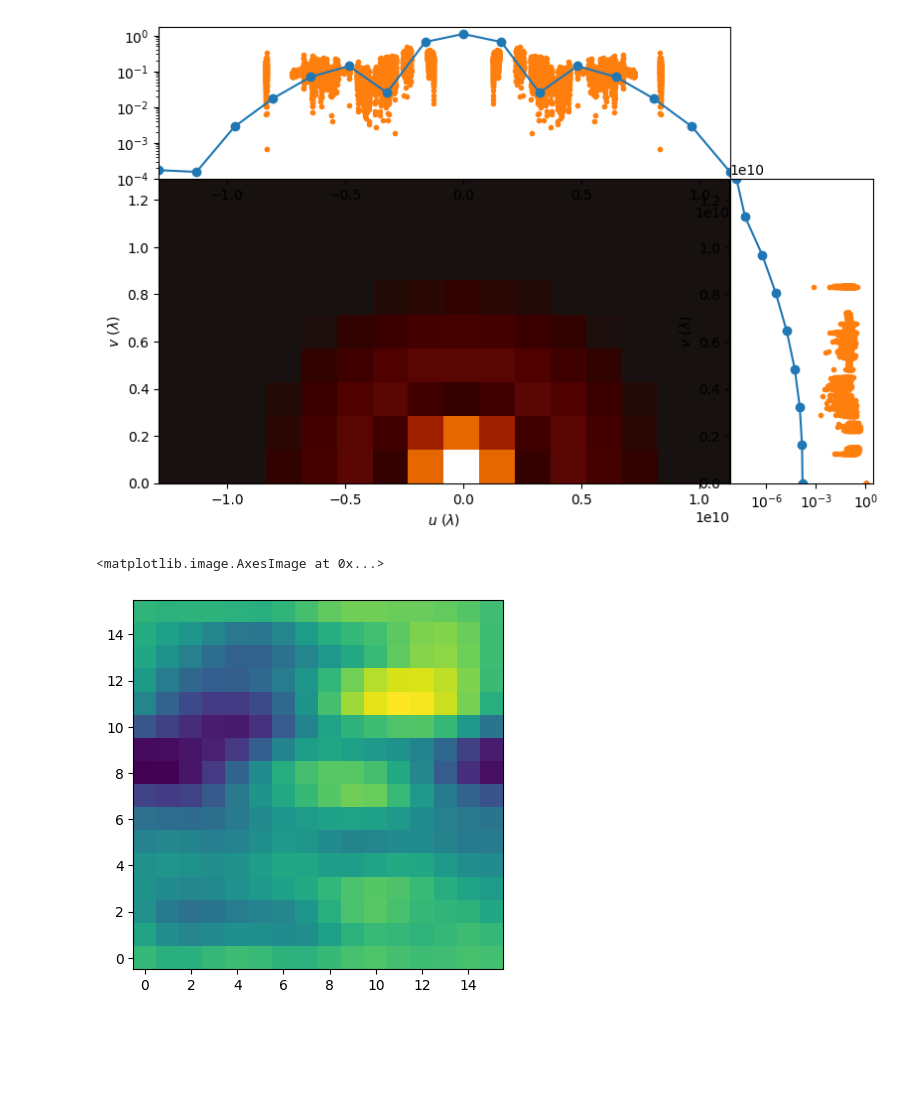
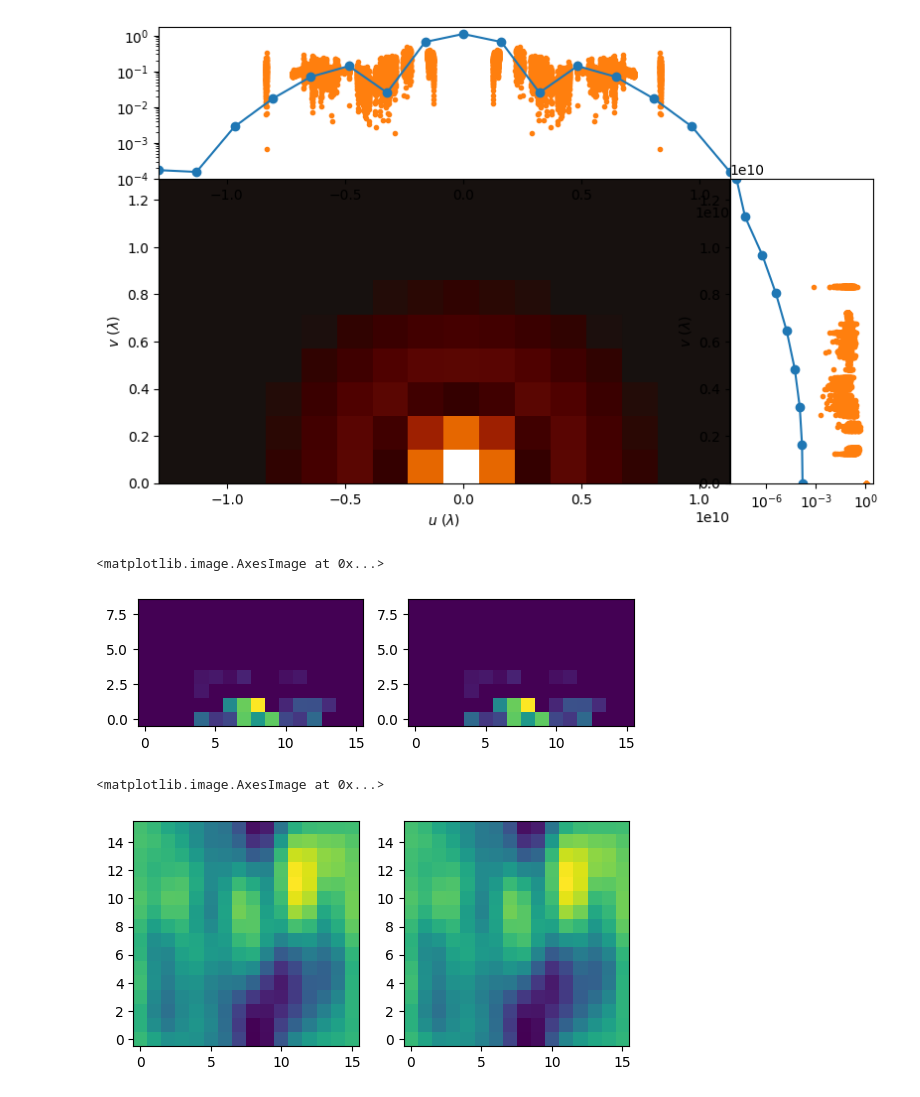
Before and after one commit to rndsrc/img, a Jupyter notebook: img.ipynb, the cells around one changed output. Drawn from its saved outputs; the diff is of its cells as text; code cells hidden in the pictures; blank space fills up the shorter version.

```diff
--- a/img.ipynb
+++ b/img.ipynb
@@ -272,7 +272,7 @@ Text(0, 0.5, '$v$ ($\\lambda$)')
 # %%
 import numpy
 
-U, V   = np.meshgrid(vis.u, vis.v)
+V, U   = np.meshgrid(vis.v, vis.u)
 Vis    = numpy.zeros(U.shape, dtype='complex')
 Weight = numpy.zeros(U.shape)
 
@@ -285,8 +285,12 @@ for i, row in df.iterrows():
     Weight[*ij] += row.w
 
 Vis[Weight > 0] /= Weight[Weight > 0]
+Vis = np.array(Vis)
+Vis = fft(ifft(Vis))
-# %%
-plt.imshow(ifft(Vis), origin='lower')
-# %% [output]
-<matplotlib.image.AxesImage at 0x...>
-[figure, removed]
+# %%
+fig, axes = plt.subplots(1,2)
+axes[0].imshow(abs(Vis).T, origin='lower')
+axes[1].imshow(abs(fft(ifft(Vis))).T, origin='lower')
+# %% [output]
+<matplotlib.image.AxesImage at 0x...>
+[figure, added]
@@ -292,0 +299,7 @@ plt.imshow(ifft(Vis), origin='lower')
+# %%
+fig, axes = plt.subplots(1,2)
+axes[0].imshow(Img.T, origin='lower')
+axes[1].imshow(ifft(fft(Img)).T, origin='lower')
+# %% [output]
+<matplotlib.image.AxesImage at 0x...>
+[figure, added]
```
Also changed, not shown: parts of 6 cells of this notebook.
